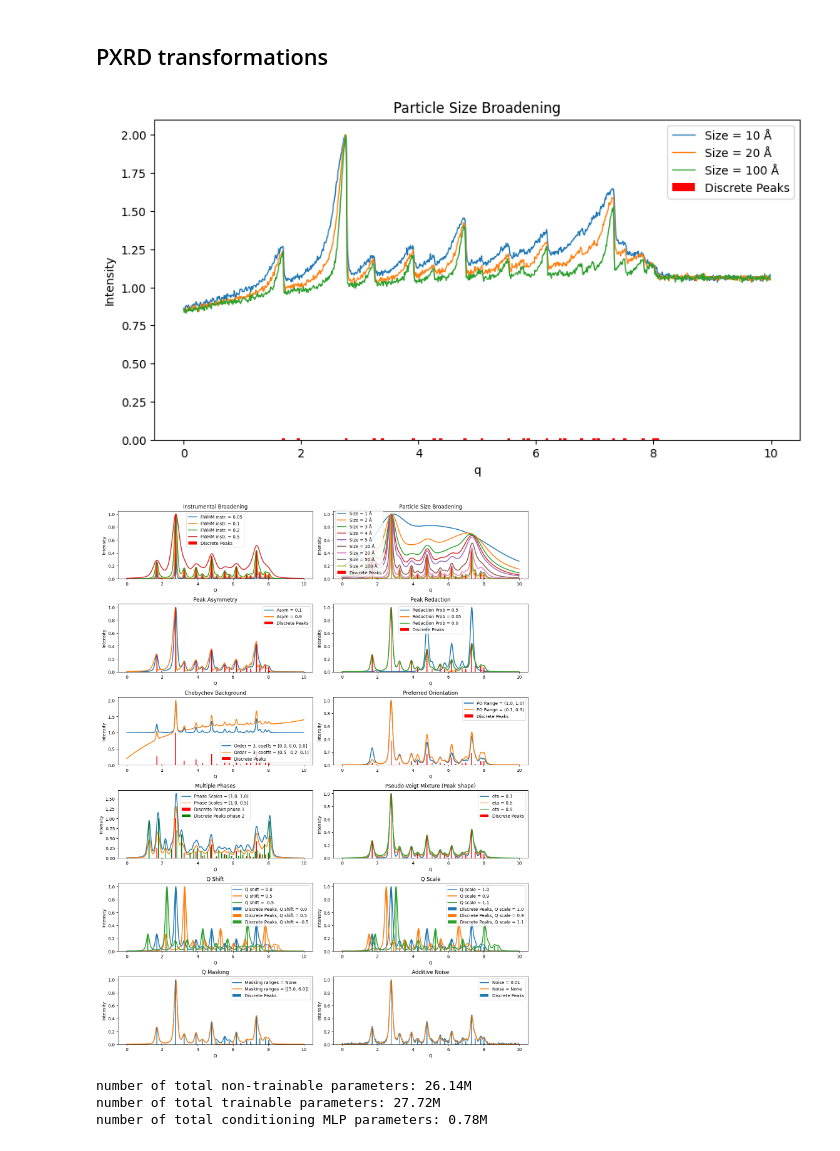
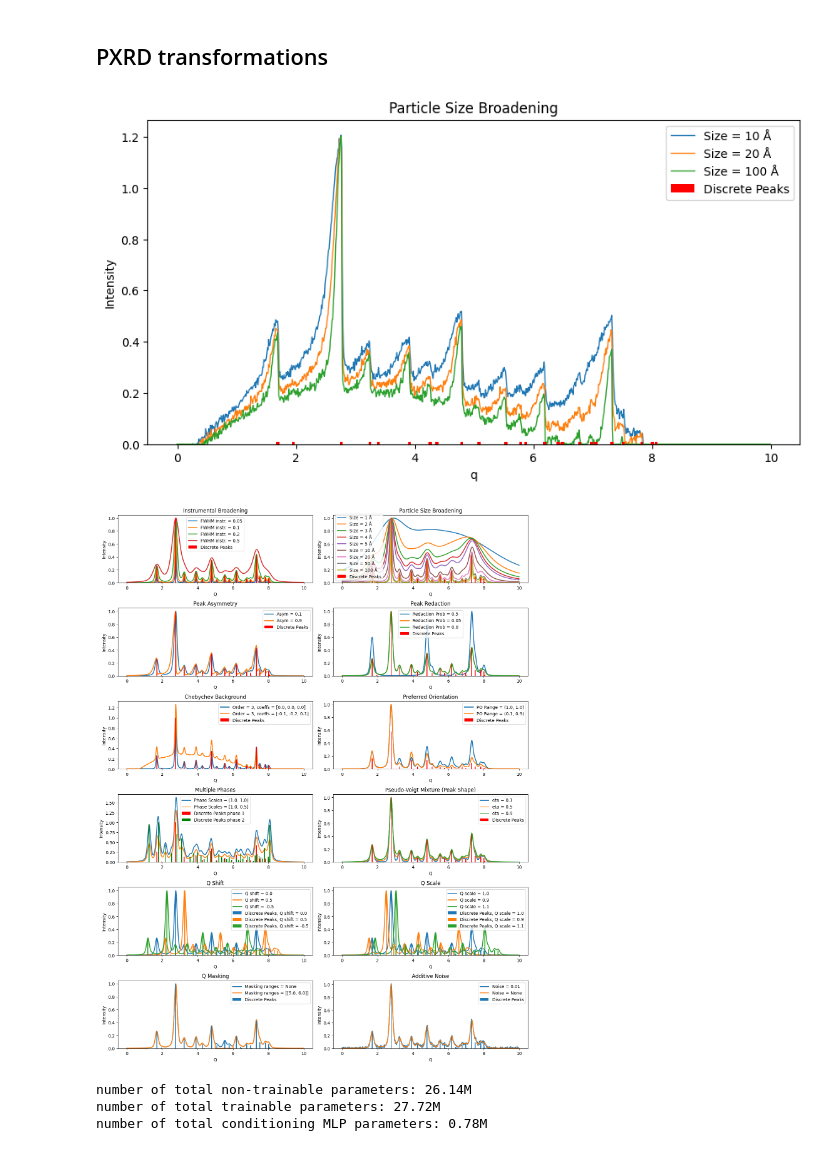
Before and after one commit to FrederikLizakJohansen/deCIFer, a Jupyter notebook: notebooks/PXRD transformations (new).ipynb, the cells around one changed output. Cells and saved outputs as stored; diff of their text form; code cells hidden in the pictures.

```diff
--- a/notebooks/PXRD transformations (new).ipynb
+++ b/notebooks/PXRD transformations (new).ipynb
@@ -21,31 +21,31 @@ sample_tokens_2 = datapoint_2['cif_tokens']
 # %%
 fig, ax = plt.subplots(figsize=(10,5))
 
 # --- 2. Particle Size Broadening ---
 for ps in [10, 20, 100]:
     res = pxrd_from_cif(
         sample_cif,
         particle_size=ps,
         base_fwhm=0.1,
         peak_asymmetry=0.9,
         noise= 0.01,
         preferred_orientation_range = (0.9, 0.9),
-        chebychev_norm_coeffs= [0.1, -0.05, 0.01],
+        chebychev_norm_coeffs= [-0.1, -0.1, 0.1],
         chebychev_order=3,
         debug=True
 )
     ax.plot(res['q'], res['iq'], lw=1, label=f"Size = {ps} Å")
     q_disc = res['q_disc'][0]
     iq_disc = res['iq_disc'][0]
 ax.bar(q_disc, np.ones_like(iq_disc)*0.01, color='red', width=0.05, zorder=5, label="Discrete Peaks")
 ax.set_title("Particle Size Broadening")
 ax.set_xlabel("q")
 ax.set_ylabel("Intensity")
 ax.legend()
 
 plt.show()
 # %% [output]
-[figure, old version]
+[figure, new version]
 # %%
 # Create a figure with 8 subplots (4 rows x 2 columns)
 fig, axs = plt.subplots(6, 2, figsize=(14, 18))
@@ -102,7 +102,7 @@ axs[3].legend()
 # --- 5. Chebychev Background ---
 for params in [
     {"chebychev_order": 3, "chebychev_norm_coeffs": [0.0, 0.0, 0.0]},
-    {"chebychev_order": 3, "chebychev_norm_coeffs": [0.5, -0.2, 0.1]}
+    {"chebychev_order": 3, "chebychev_norm_coeffs": [-0.1, -0.2, 0.1]}
 ]:
     res = pxrd_from_cif(sample_cif, **params, base_fwhm=0.1, debug=True)
     label = f"Order = {params['chebychev_order']}, coeffs = {params['chebychev_norm_coeffs']}"
@@ -207,7 +207,7 @@ axs[11].legend()
 plt.tight_layout()
 plt.show()
 # %% [output]
-[figure, old version]
+[figure, new version]
 # %%
 from decifer.decifer_model import Decifer
 from bin.evaluate import load_model_from_checkpoint, extract_prompt
```
Also changed, not shown: 5 other files.
